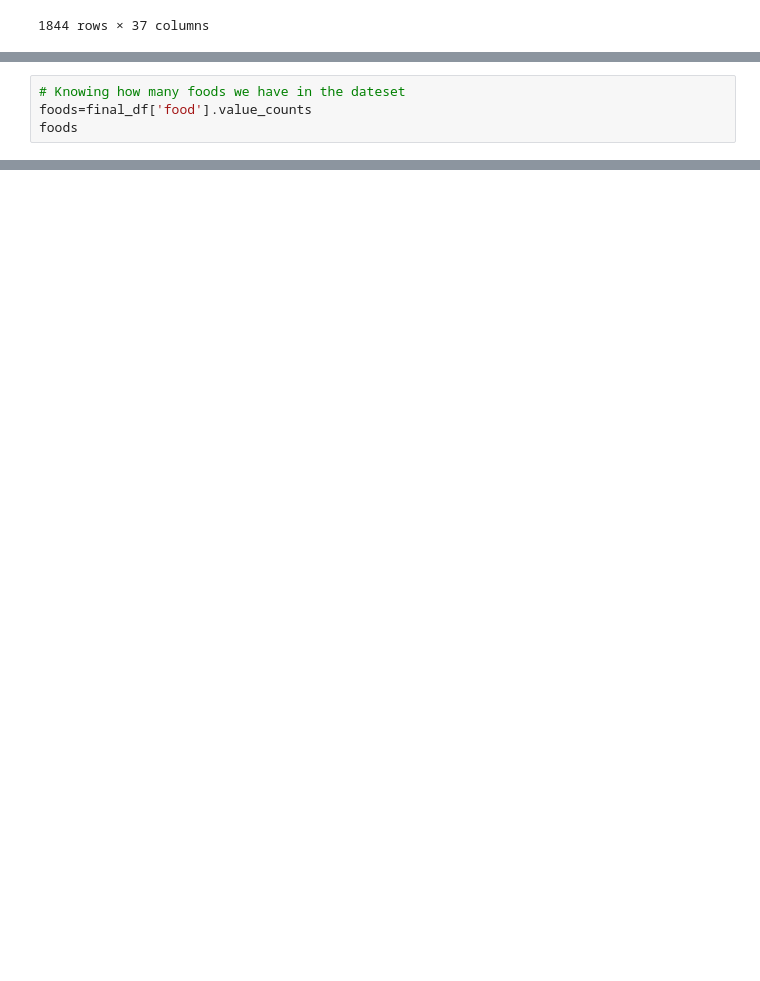
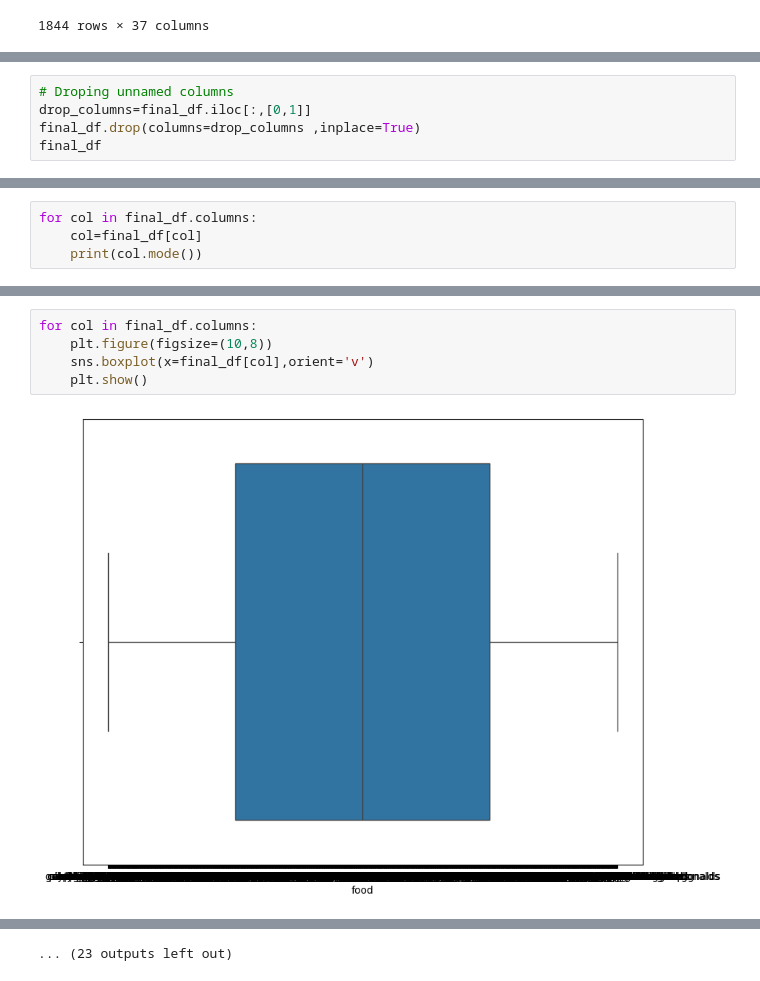
Before and after one commit to Robin-star-lab/Food_Analysis, a Jupyter notebook: FOOD_Analysis.ipynb, the cells around one changed output, grey strips where cells are left out. Cells and saved outputs as stored; diff of their text form; blank space fills up the shorter version.

```diff
--- a/FOOD_Analysis.ipynb
+++ b/FOOD_Analysis.ipynb
@@ -127,4 +131,5 @@ final_df.columns
 # %%
-# Knowing how many foods we have in the dateset
-foods=final_df['food'].value_counts
-foods
+# Droping unnamed columns
+drop_columns=final_df.iloc[:,[0,1]]
+final_df.drop(columns=drop_columns ,inplace=True)
+final_df
@@ -146,0 +204,4 @@ droped_df
+# %%
+for col in final_df.columns:
+    col=final_df[col]
+    print(col.mode())
@@ -146,0 +226,7 @@ droped_df
+# %%
+for col in final_df.columns:
+    plt.figure(figsize=(10,8))
+    sns.boxplot(x=final_df[col],orient='v')
+    plt.show()
+# %% [output]
+[figure, added]
@@ -146,0 +244 @@ droped_df
+... (23 outputs left out)
```
Also changed, not shown: parts of 31 cells of this notebook.
